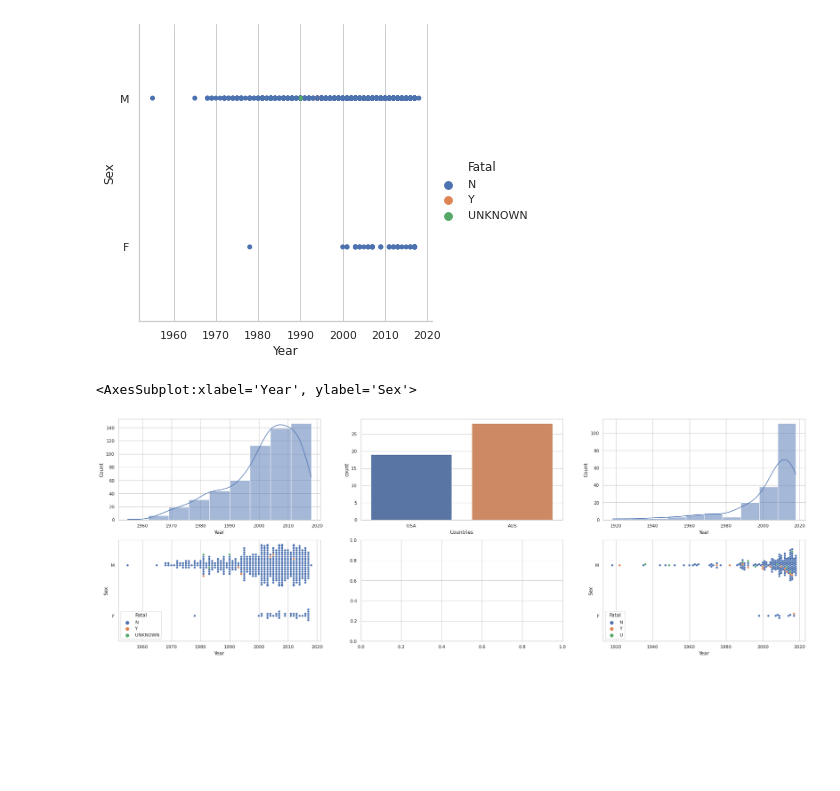
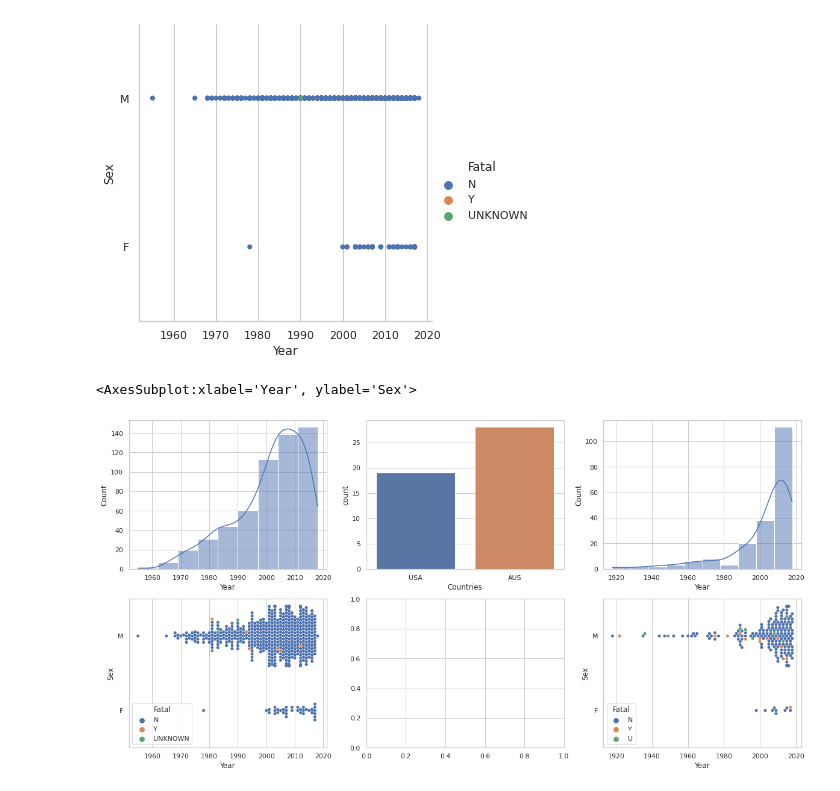
Before and after one commit to LuisSerranoCerame/w2-pandas-project, a Jupyter notebook: Pruebas.ipynb, the cells around one changed output. Saved outputs shown, nothing was run; the diff lists cells and outputs as text; code cells hidden in the pictures; blank space fills up the shorter version.

```diff
--- a/Pruebas.ipynb
+++ b/Pruebas.ipynb
@@ -10,6 +10,9 @@ import matplotlib.pyplot as plt
 colnames=['Year', 'Country']
 df = pd.read_csv("attacks.csv",encoding = "ISO-8859-1") #To load the data csv
 campeonas = pd.read_csv("campeonas.csv", names=colnames, header=None,encoding = "ISO-8859-1")
+sns.set_context("poster")
+sns.set(rc={"figure.figsize": (12.,6.)})
+sns.set_style("whitegrid")
 # %%
 sns.set_context("poster")
 sns.set(rc={"figure.figsize": (12.,6.)})
@@ -725,12 +733,12 @@ sns.catplot(data = surf_usa_sinna,x="Year",y="Sex",hue="Fatal",jitter=False)
 <seaborn.axisgrid.FacetGrid at 0x...>
 [figure]
 # %%
-fig, axs = plt.subplots(nrows=2, ncols=3, figsize=(30,10))
+fig, axs = plt.subplots(nrows=2, ncols=3, figsize=(20,10))
 sns.countplot(x=campeonas.Countries,ax=axs[0,1])
 sns.histplot(data=surf_usa,x="Year",bins=9,kde=True,ax=axs[0,0])
 sns.histplot(data=surf_aus,x="Year",bins=10,kde=True,ax=axs[0,2])
+sns.swarmplot(data = surf_usa_sinna,x="Year",y="Sex",hue="Fatal",ax=axs[1,0])
 sns.swarmplot(data = surf_aus_sinna,x="Year",y="Sex",hue="Fatal",ax=axs[1,2])
-sns.swarmplot(data = surf_usa_sinna,x="Year",y="Sex",hue="Fatal",ax=axs[1,0])
 # %% [output]
 <AxesSubplot:xlabel='Year', ylabel='Sex'>
-[figure, old version]
+[figure, new version]
```
Also changed, not shown: parts of 3 cells of this notebook, 2 other files.
